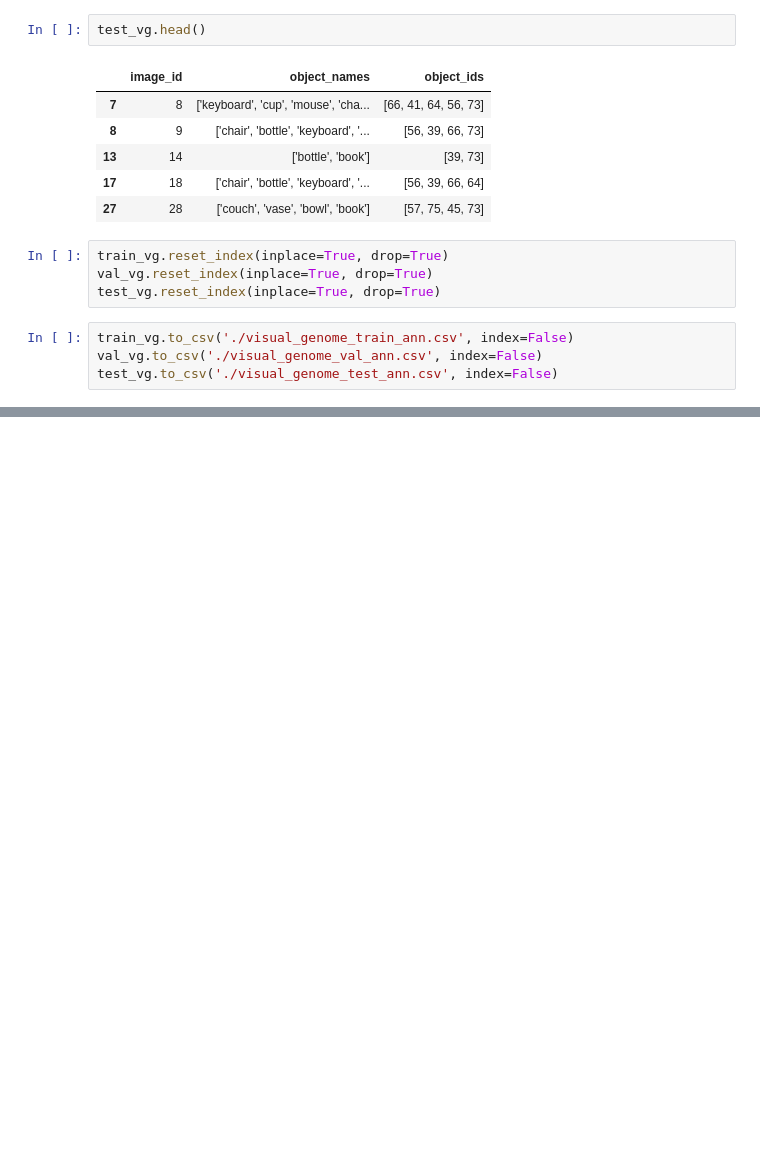
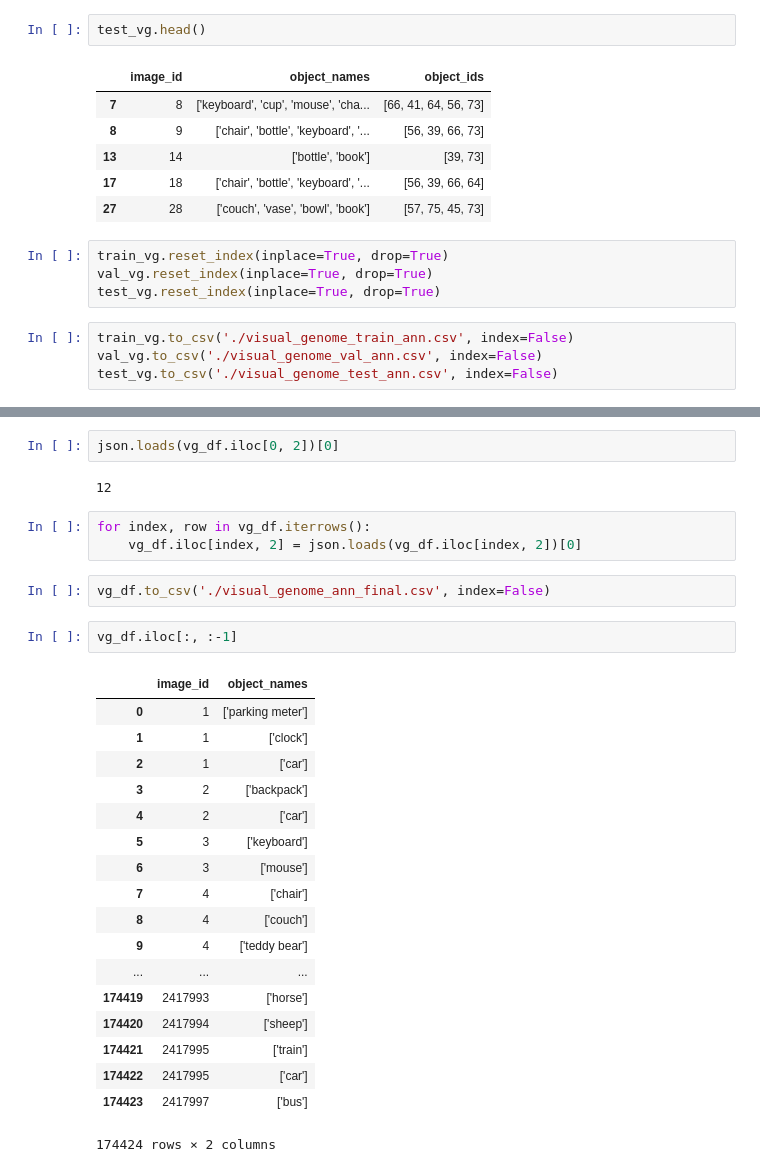
Before and after one commit to purujitgoyal/Half-Half, a Jupyter notebook: Data/visual_genome/visual_genome_dataset.ipynb, the cells around one changed output, grey strips where cells are left out. Saved outputs shown, nothing was run; the diff lists cells and outputs as text; blank space fills up the shorter version.

```diff
--- a/Data/visual_genome/visual_genome_dataset.ipynb
+++ b/Data/visual_genome/visual_genome_dataset.ipynb
@@ -218,0 +231,30 @@ test_vg.to_csv('./visual_genome_test_ann.csv', index=False)
+# %%
+json.loads(vg_df.iloc[0, 2])[0]
+# %% [output]
+12
+# %%
+for index, row in vg_df.iterrows():
+    vg_df.iloc[index, 2] = json.loads(vg_df.iloc[index, 2])[0]
+# %%
+vg_df.to_csv('./visual_genome_ann_final.csv', index=False)
+# %%
+vg_df.iloc[:, :-1]
+# %% [output]
+|  | image_id | object_names |
+| 0 | 1 | ['parking meter'] |
+| 1 | 1 | ['clock'] |
+| 2 | 1 | ['car'] |
+| 3 | 2 | ['backpack'] |
+| 4 | 2 | ['car'] |
+| 5 | 3 | ['keyboard'] |
+| 6 | 3 | ['mouse'] |
+| 7 | 4 | ['chair'] |
+| 8 | 4 | ['couch'] |
+| 9 | 4 | ['teddy bear'] |
+| ... | ... | ... |
+| 174419 | 2417993 | ['horse'] |
+| 174420 | 2417994 | ['sheep'] |
+| 174421 | 2417995 | ['train'] |
+| 174422 | 2417995 | ['car'] |
+| 174423 | 2417997 | ['bus'] |
+174424 rows × 2 columns
```
Also changed, not shown: parts of 17 cells of this notebook, 12 other files.
